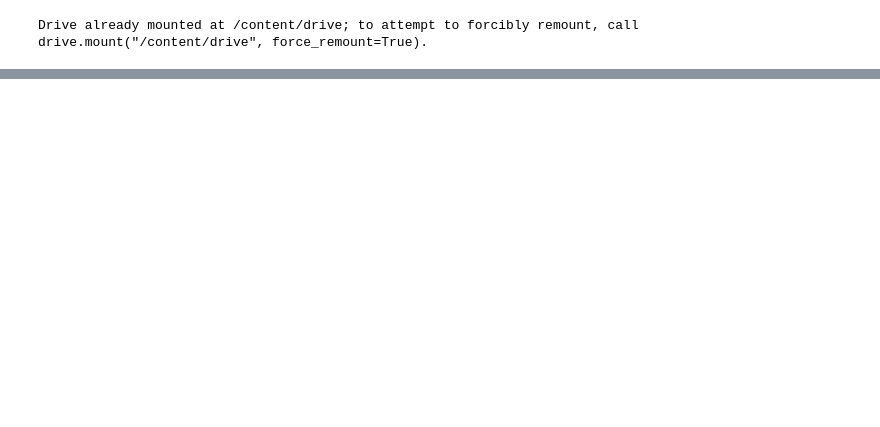
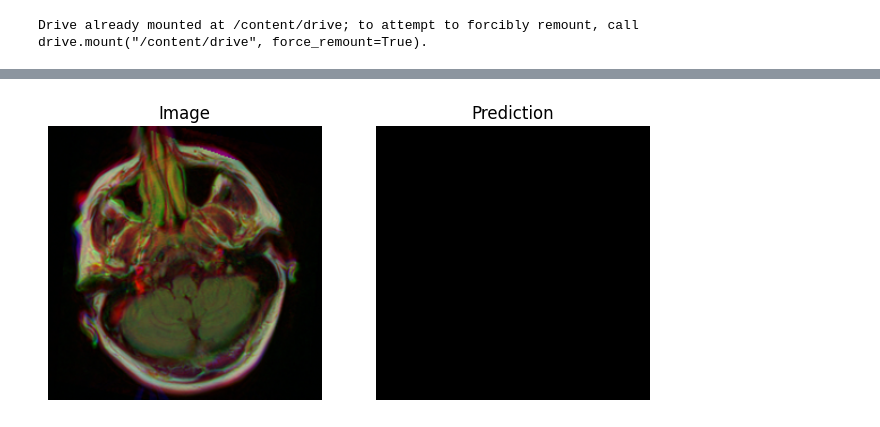
Before and after one commit to tensorbytes0202/Deep-learning, a Jupyter notebook: brain_tumour_segmentation.ipynb, the cells around one changed output, grey strips where cells are left out. Cells and saved outputs as stored; diff of their text form; code cells hidden in the pictures; blank space fills up the shorter version.

```diff
--- a/brain_tumour_segmentation.ipynb
+++ b/brain_tumour_segmentation.ipynb
@@ -57,28 +64,0 @@ Requirement already satisfied: mdurl~=0.1 in /usr/local/lib/python3.12/dist-pack
-# %%
-def create_df(data_dir):
-    images_paths = []
-    masks_paths = glob(f'{data_dir}/*_mask*') # Changed glob pattern
-
-    for i in masks_paths:
-        images_paths.append(i.replace('_mask', ''))
-
-    df = pd.DataFrame({
-        'images_paths': images_paths,
-        'masks_paths': masks_paths
-    })
-    return df
-
-data_dir = "/content/lgg_dataset/Images"
-df = create_df(data_dir)
-print("Total Samples:", len(df))
-df.head()
-
-# Adding a line to inspect the unzipped directory content
-print(f"\nContents of {data_dir}:")
-!ls -F "{data_dir}"
-print(f"\nContents of /content/lgg_dataset/:")
-!ls -F /content/lgg_dataset/
-
-# Search for mask files to understand their location/naming convention
-print(f"\nSearching for mask files in /content/lgg_dataset/:")
-!find /content/lgg_dataset -name '*mask*'
@@ -182,7 +272,7 @@ def unet(input_size=(256,256,3)):
 def dice_coef(y_true, y_pred):
   smooth = 1
   y_true_f = tf.reshape(y_true,[-1])
-  y_pred_f = tf.resshape(y_pred,[-1])
+  y_pred_f = tf.reshape(y_pred,[-1])
   intersection = tf.reduce_sum(y_true_f * y_pred_f)
   return (2.*intersection + smooth)/(tf.reduce_sum(y_true_f) + tf.reduce_sum(y_pred_f)+smooth)
 
@@ -225,7 +357,7 @@ idx = random.randint(0,len(test_df)-1)
 img_path = test_df['images_paths'].iloc[idx]
 mask_path = test_df['masks_paths'].iloc[idx]
 
-img,pred = predict_img(img_path)
+img,pred = predicted_image(img_path)
 true_mask = cv2.imread(mask_path,0)
 
 plt.figure(figsize=(12,4))
@@ -241,3 +373,4 @@ plt.title("Prediction")
 plt.axis('off')
 
 plt.show()
+# %% [output]
@@ -243,0 +378 @@ plt.show()
+[figure, added]
```
Also changed, not shown: parts of 13 cells of this notebook.
